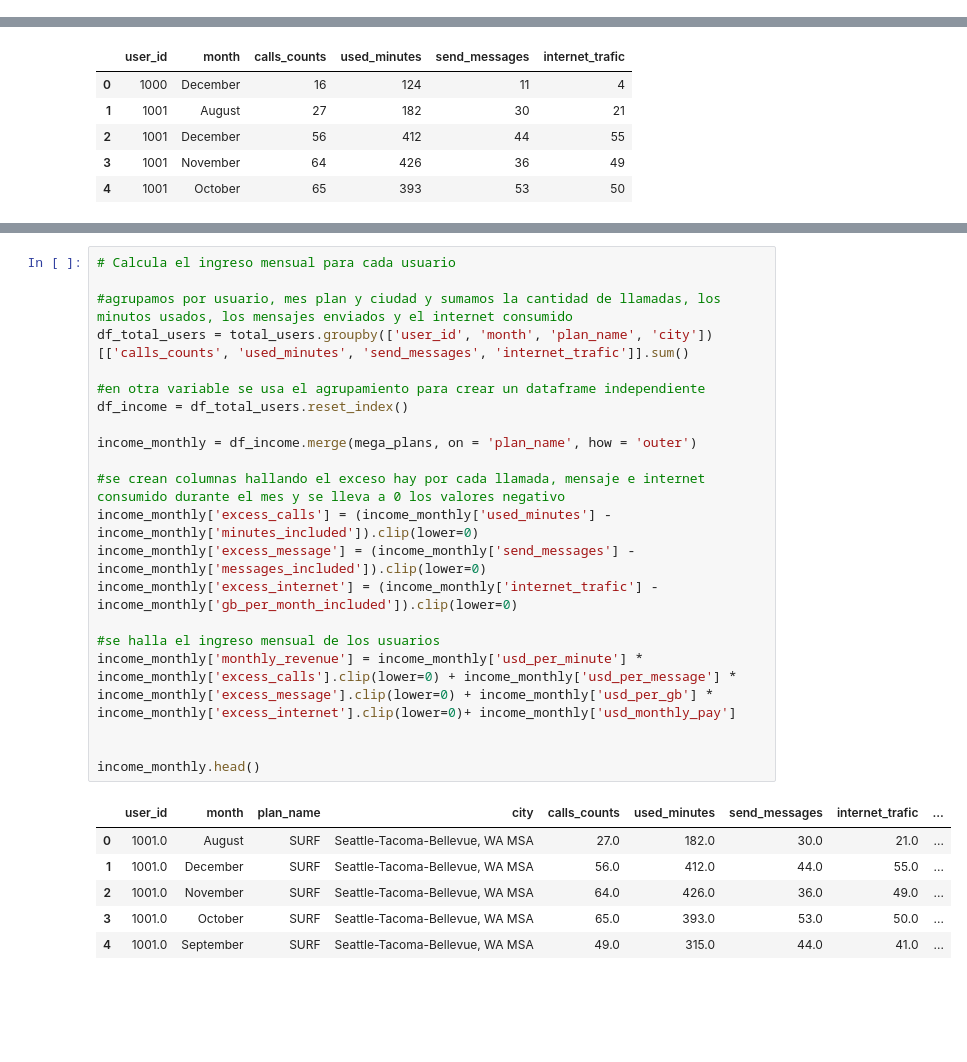
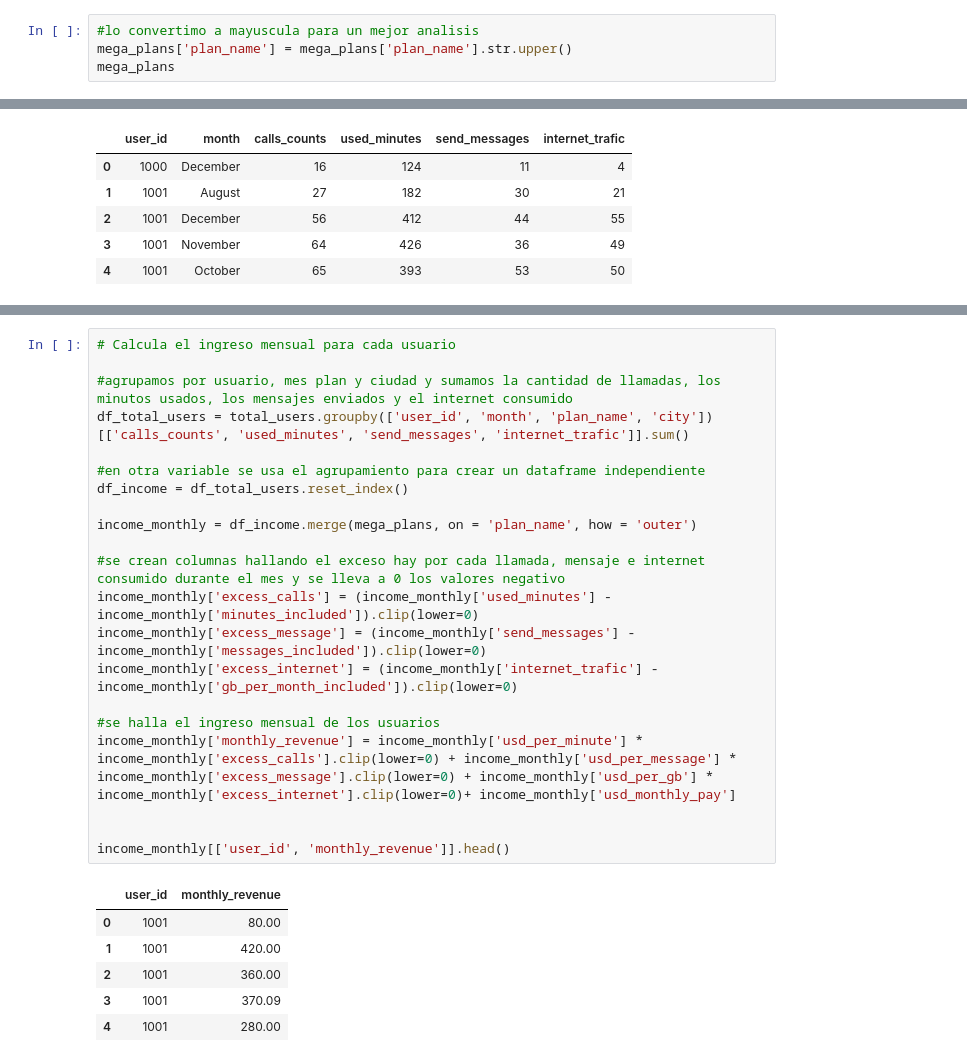
Before and after one commit to Dussand/telecomunicaciones_megaline, a Jupyter notebook: analisis_data.ipynb, the cells around one changed output, grey strips where cells are left out. Cells and saved outputs as stored; diff of their text form; blank space fills up the shorter version.

```diff
--- a/analisis_data.ipynb
+++ b/analisis_data.ipynb
@@ -128,3 +128,7 @@ mega_plans = mega_plans.rename(columns = {'mb_per_month_included':'gb_per_month_
 
 #Asi como tambien llevaremos los mb a gb redondeados
 mega_plans['gb_per_month_included'] = round(mega_plans['gb_per_month_included'] / 1024)
+# %%
+#lo convertimo a mayuscula para un mejor analisis
+mega_plans['plan_name'] = mega_plans['plan_name'].str.upper()
+mega_plans
@@ -282,28 +290,28 @@ total_users.head()
 # %%
 # Calcula el ingreso mensual para cada usuario
 
 #agrupamos por usuario, mes plan y ciudad y sumamos la cantidad de llamadas, los minutos usados, los mensajes enviados y el internet consumido
 df_total_users = total_users.groupby(['user_id', 'month', 'plan_name', 'city'])[['calls_counts', 'used_minutes', 'send_messages', 'internet_trafic']].sum()
 
 #en otra variable se usa el agrupamiento para crear un dataframe independiente
 df_income = df_total_users.reset_index()
 
 income_monthly = df_income.merge(mega_plans, on = 'plan_name', how = 'outer')
 
 #se crean columnas hallando el exceso hay por cada llamada, mensaje e internet consumido durante el mes y se lleva a 0 los valores negativo
 income_monthly['excess_calls'] = (income_monthly['used_minutes'] - income_monthly['minutes_included']).clip(lower=0)
 income_monthly['excess_message'] = (income_monthly['send_messages'] - income_monthly['messages_included']).clip(lower=0)
 income_monthly['excess_internet'] = (income_monthly['internet_trafic'] - income_monthly['gb_per_month_included']).clip(lower=0)
 
 #se halla el ingreso mensual de los usuarios
 income_monthly['monthly_revenue'] = income_monthly['usd_per_minute'] * income_monthly['excess_calls'].clip(lower=0) + income_monthly['usd_per_message'] * income_monthly['excess_message'].clip(lower=0) + income_monthly['usd_per_gb'] * income_monthly['excess_internet'].clip(lower=0)+ income_monthly['usd_monthly_pay']
 
 
-income_monthly.head()
+income_monthly[['user_id', 'monthly_revenue']].head()
 # %% [output]
-|  | user_id | month | plan_name | city | calls_counts | used_minutes | send_messages | internet_trafic | ... |
-| 0 | 1001.0 | August | SURF | Seattle-Tacoma-Bellevue, WA MSA | 27.0 | 182.0 | 30.0 | 21.0 | ... |
-| 1 | 1001.0 | December | SURF | Seattle-Tacoma-Bellevue, WA MSA | 56.0 | 412.0 | 44.0 | 55.0 | ... |
-| 2 | 1001.0 | November | SURF | Seattle-Tacoma-Bellevue, WA MSA | 64.0 | 426.0 | 36.0 | 49.0 | ... |
-| 3 | 1001.0 | October | SURF | Seattle-Tacoma-Bellevue, WA MSA | 65.0 | 393.0 | 53.0 | 50.0 | ... |
-| 4 | 1001.0 | September | SURF | Seattle-Tacoma-Bellevue, WA MSA | 49.0 | 315.0 | 44.0 | 41.0 | ... |
+|  | user_id | monthly_revenue |
+| 0 | 1001 | 80.00 |
+| 1 | 1001 | 420.00 |
+| 2 | 1001 | 360.00 |
+| 3 | 1001 | 370.09 |
+| 4 | 1001 | 280.00 |
```
Also changed, not shown: parts of 2 cells of this notebook.
